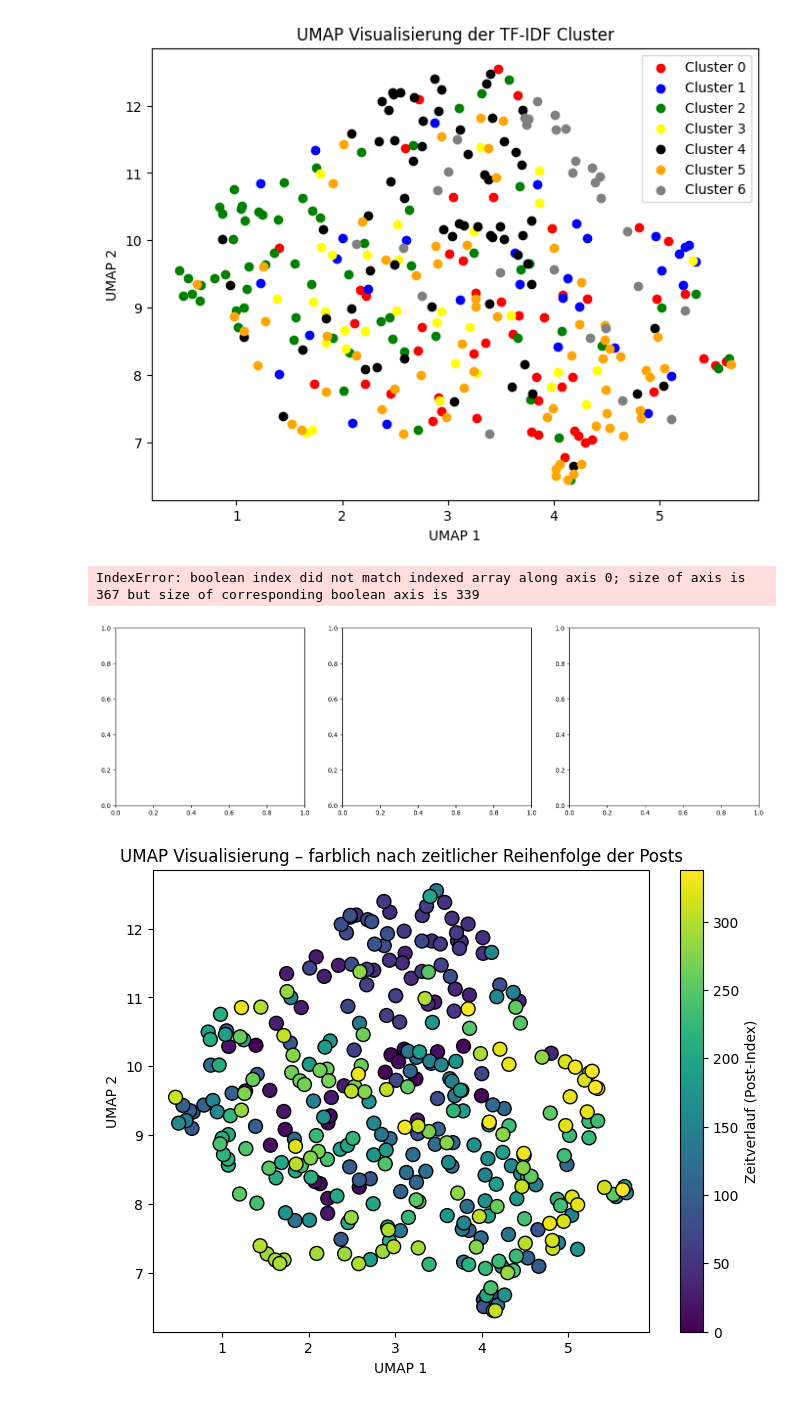
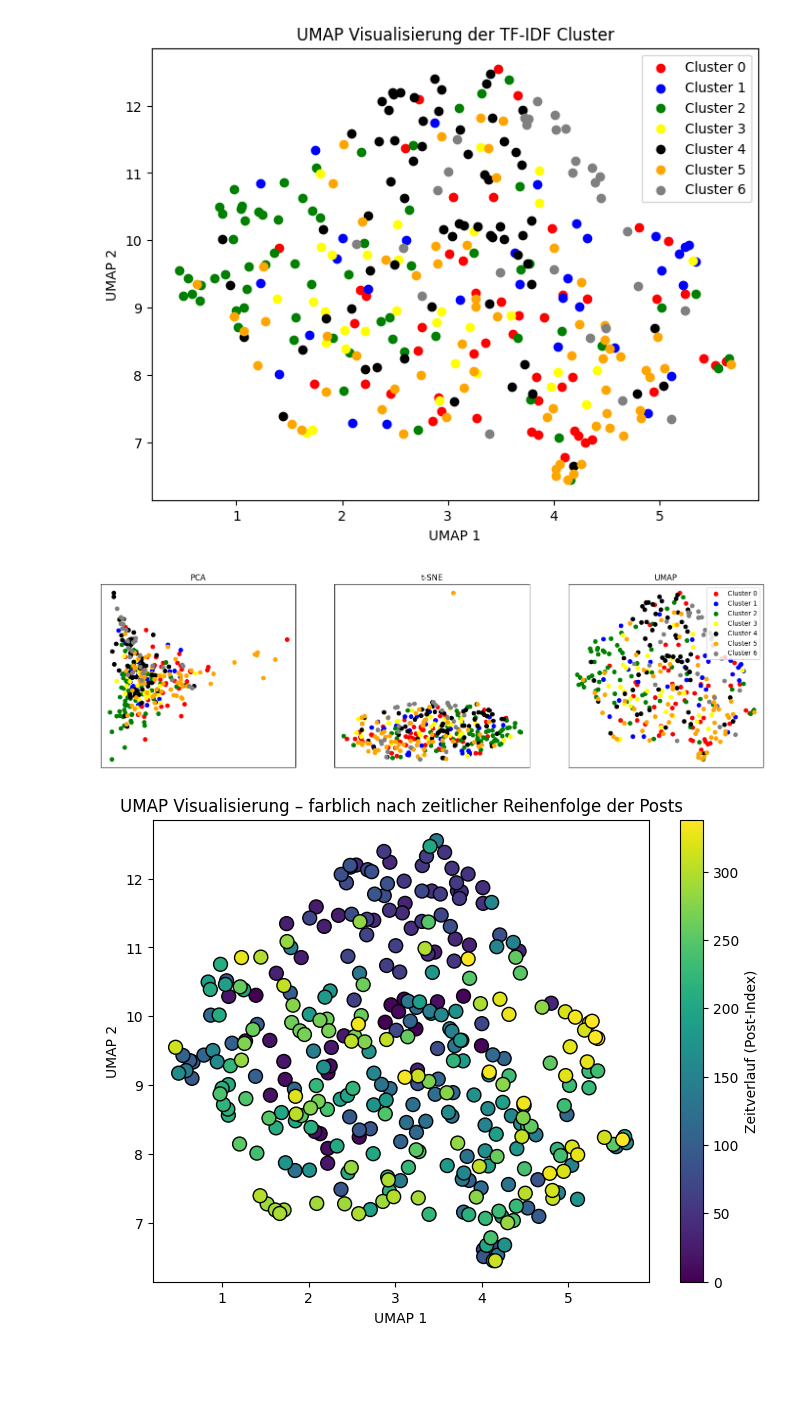
Before and after one commit to tc020/nlp-rpg-narratives, a Jupyter notebook: 0_tfidf_playground.ipynb, the cells around one changed output. Cells and saved outputs as stored; diff of their text form; code cells hidden in the pictures; blank space fills up the shorter version.

Commit message:
umap visualzing

```diff
--- a/0_tfidf_playground.ipynb
+++ b/0_tfidf_playground.ipynb
@@ -292,0 +279,17 @@ plt.show()
+# %%
+import matplotlib.ticker as ticker
+
+plt.figure(figsize=(19, 3))
+plt.plot(range(1, len(labels)+1), labels, marker='o', linestyle='-', color='black')
+
+# Maximal 20 Ticks auf der X-Achse
+ax = plt.gca()
+ax.xaxis.set_major_locator(ticker.MaxNLocator(nbins=20))
+
+plt.yticks(sorted(set(labels)))
+plt.xlabel("Post-Nummer (zeitliche Reihenfolge)")
+plt.ylabel("Cluster")
+plt.title("Zeitlicher Verlauf der Themen (Cluster über Posts)")
+
+plt.grid(True, alpha=0.3)
+plt.show()
@@ -338,27 +343,30 @@ plt.show()
 # %% [output]
 [figure]
 # %%
+# PCA zur 2D-Visualisierung
+pca = PCA(n_components=2)
+tfidf_2d = pca.fit_transform(result.toarray())
+
 fig, axs = plt.subplots(1, 3, figsize=(18, 5))
 
 methods = {
     "PCA": tfidf_2d,
     "t-SNE": tfidf_tsne,
     "UMAP": tfidf_umap
 }
 
 for ax, (name, emb) in zip(axs, methods.items()):
     for i in range(k):
         pts = emb[labels == i]
         ax.scatter(pts[:, 0], pts[:, 1], c=colors[i], label=f"Cluster {i}")
     ax.set_title(name)
     ax.set_xticks([])
     ax.set_yticks([])
 
 plt.legend()
 plt.show()
 # %% [output]
-IndexError: boolean index did not match indexed array along axis 0; size of axis is 367 but size of corresponding boolean axis is 339
-[figure, old version]
+[figure, new version]
 # %%
 import umap
 import matplotlib.pyplot as plt
```
Also changed, not shown: parts of 4 cells of this notebook, 2 other files.
